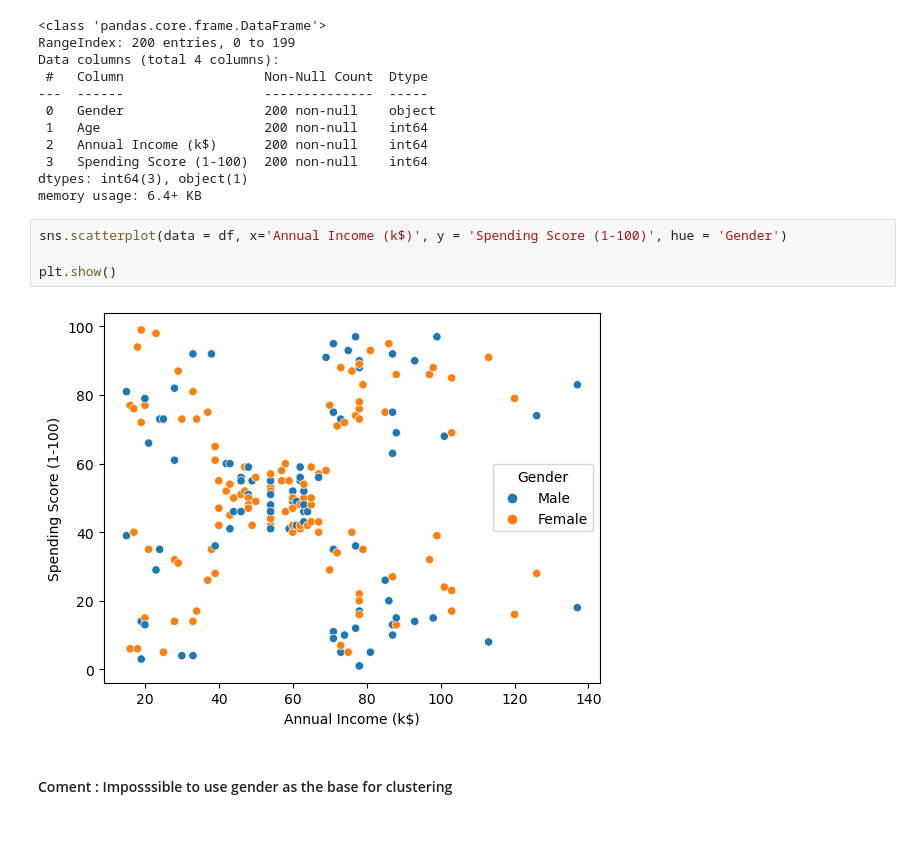
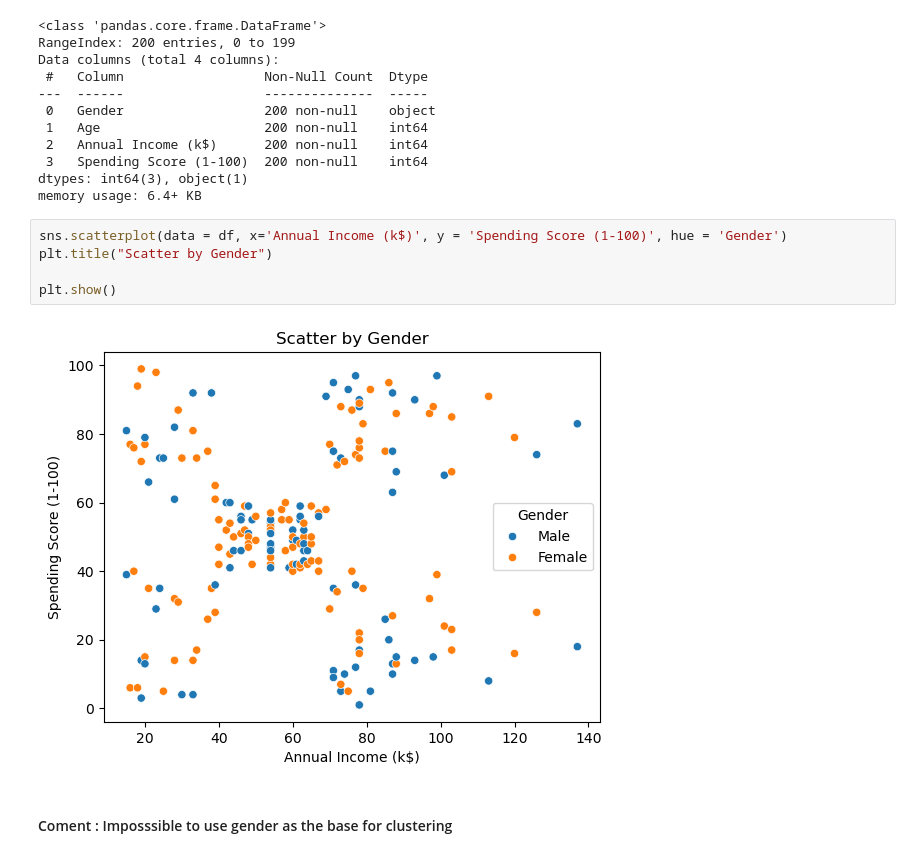
Before and after one commit to BellaKANMO/PRODIGY_ML_02, a Jupyter notebook: kmeans_customers_clustering.ipynb, the cells around one changed output. Drawn from its saved outputs; the diff is of its cells as text; blank space fills up the shorter version.

```diff
--- a/kmeans_customers_clustering.ipynb
+++ b/kmeans_customers_clustering.ipynb
@@ -45,10 +45,11 @@ dtypes: int64(3), object(1)
 memory usage: 6.4+ KB
 # %%
 sns.scatterplot(data = df, x='Annual Income (k$)', y = 'Spending Score (1-100)', hue = 'Gender')
+plt.title("Scatter by Gender")
 
 plt.show()
 # %% [output]
-[figure, old version]
+[figure, new version]
 # %% [markdown]
 #### Coment : Imposssible to use gender as the base for clustering
 # %%
```
Also changed, not shown: parts of 12 cells of this notebook.
